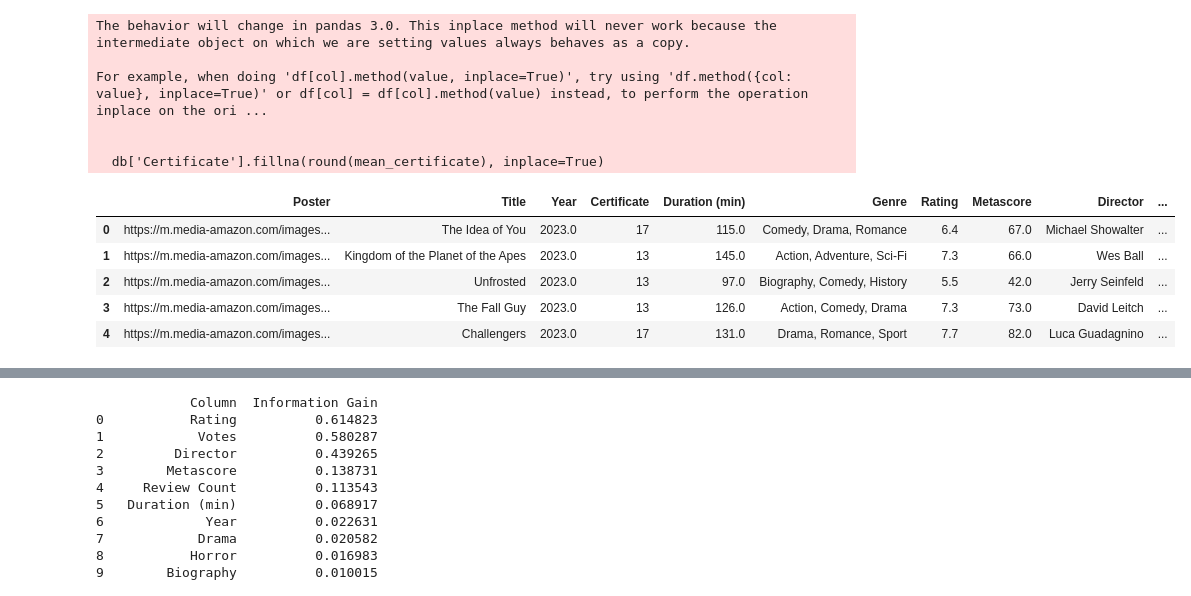
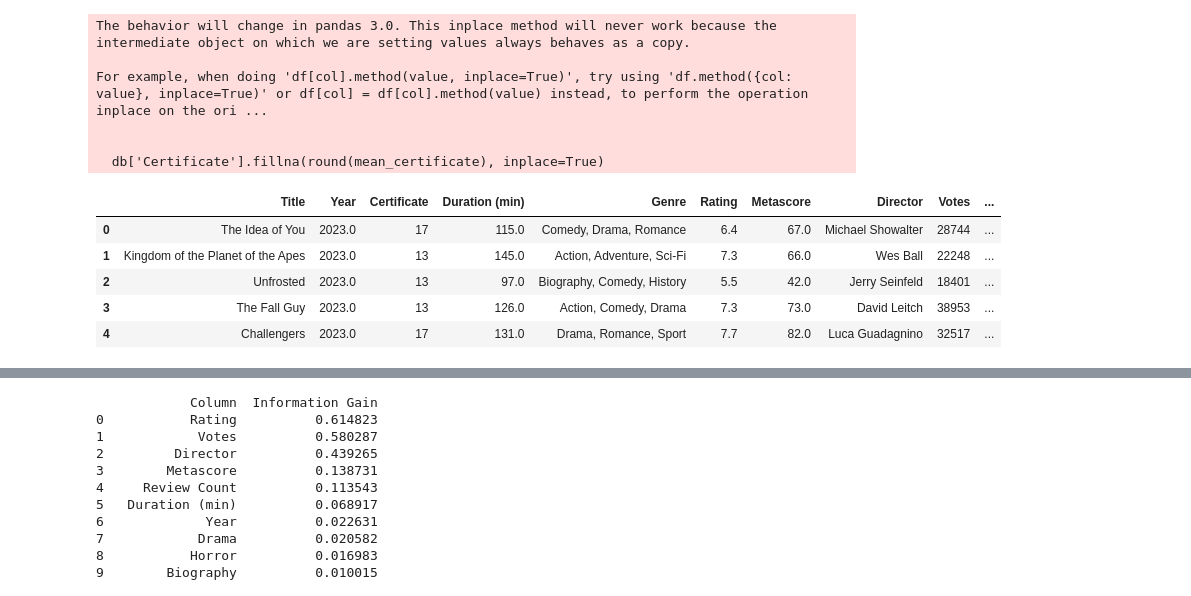
Before and after one commit to DenisBachmatchi12/imdb, a Jupyter notebook: imdb-movies.ipynb, the cells around one changed output, grey strips where cells are left out. Saved outputs shown, nothing was run; the diff lists cells and outputs as text; code cells hidden in the pictures.

```diff
--- a/imdb-movies.ipynb
+++ b/imdb-movies.ipynb
@@ -141,17 +149,18 @@ db['Review Count'] = db['Review Count'].astype(str).str.replace(',', '').str.str
 db['Review Count'] = pd.to_numeric(db['Review Count'], errors='coerce').fillna(0).astype('int64')
 # %%
 # Eliminăm coloanele 'Review Title' și 'Review'
-db = db.drop(columns=['Review Title', 'Review'])
+db = db.drop(columns=['Poster','Review Title', 'Review'])
+db['Director'] = db['Director'].fillna('Unknown')
 
 # Afișăm primele 5 rânduri pentru confirmare
 db.head()
 # %% [output]
-|  | Poster | Title | Year | Certificate | Duration (min) | Genre | Rating | Metascore | Director | ... |
-| 0 | https://m.media-amazon.com/images... | The Idea of You | 2023.0 | 17 | 115.0 | Comedy, Drama, Romance | 6.4 | 67.0 | Michael Showalter | ... |
-| 1 | https://m.media-amazon.com/images... | Kingdom of the Planet of the Apes | 2023.0 | 13 | 145.0 | Action, Adventure, Sci-Fi | 7.3 | 66.0 | Wes Ball | ... |
-| 2 | https://m.media-amazon.com/images... | Unfrosted | 2023.0 | 13 | 97.0 | Biography, Comedy, History | 5.5 | 42.0 | Jerry Seinfeld | ... |
-| 3 | https://m.media-amazon.com/images... | The Fall Guy | 2023.0 | 13 | 126.0 | Action, Comedy, Drama | 7.3 | 73.0 | David Leitch | ... |
-| 4 | https://m.media-amazon.com/images... | Challengers | 2023.0 | 17 | 131.0 | Drama, Romance, Sport | 7.7 | 82.0 | Luca Guadagnino | ... |
+|  | Title | Year | Certificate | Duration (min) | Genre | Rating | Metascore | Director | Votes | ... |
+| 0 | The Idea of You | 2023.0 | 17 | 115.0 | Comedy, Drama, Romance | 6.4 | 67.0 | Michael Showalter | 28744 | ... |
+| 1 | Kingdom of the Planet of the Apes | 2023.0 | 13 | 145.0 | Action, Adventure, Sci-Fi | 7.3 | 66.0 | Wes Ball | 22248 | ... |
+| 2 | Unfrosted | 2023.0 | 13 | 97.0 | Biography, Comedy, History | 5.5 | 42.0 | Jerry Seinfeld | 18401 | ... |
+| 3 | The Fall Guy | 2023.0 | 13 | 126.0 | Action, Comedy, Drama | 7.3 | 73.0 | David Leitch | 38953 | ... |
+| 4 | Challengers | 2023.0 | 17 | 131.0 | Drama, Romance, Sport | 7.7 | 82.0 | Luca Guadagnino | 32517 | ... |
 # %%
 # Refacem setul de genuri unice din coloana 'Genre'
 genre_set = set()
```
Also changed, not shown: parts of 17 cells of this notebook.
